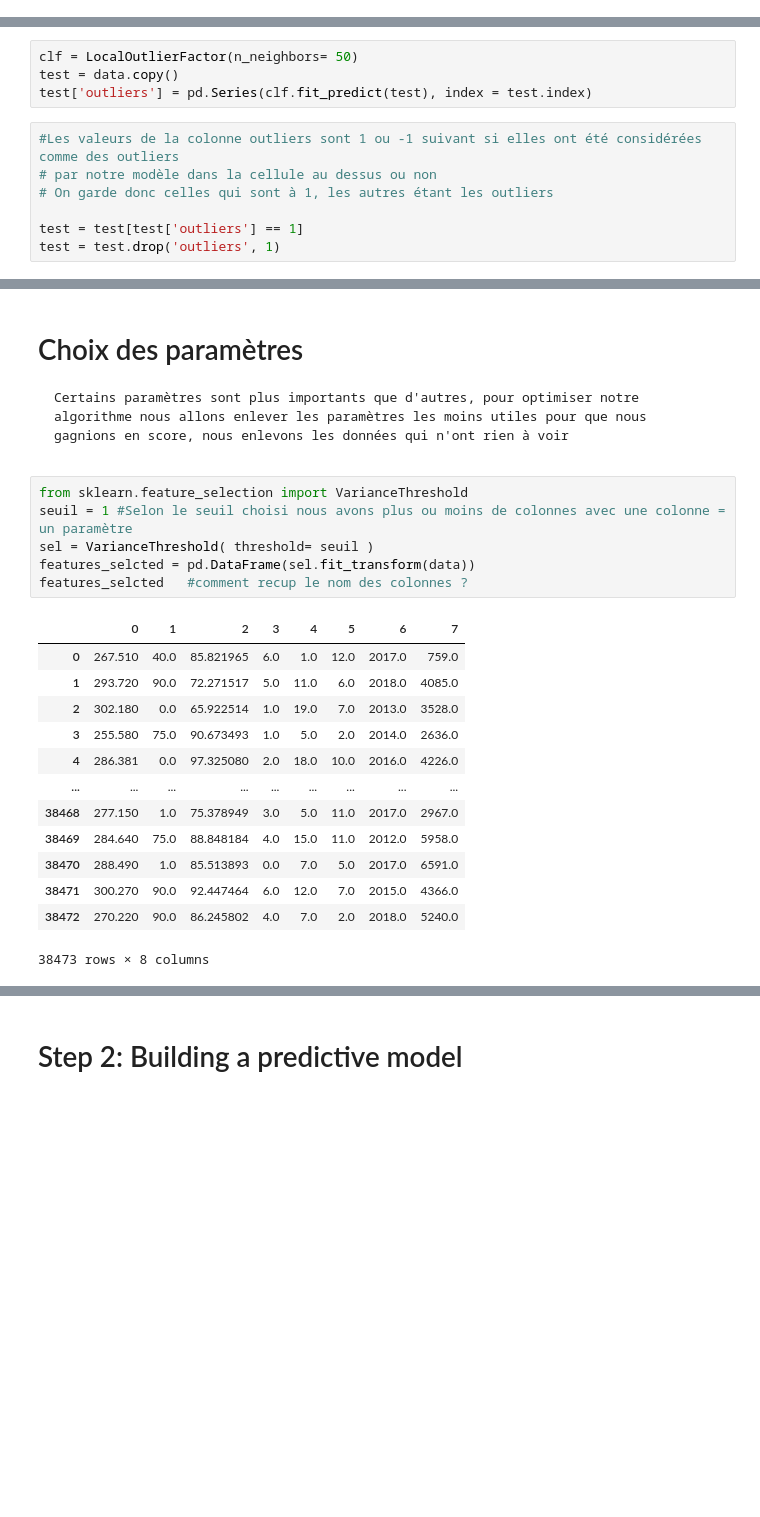
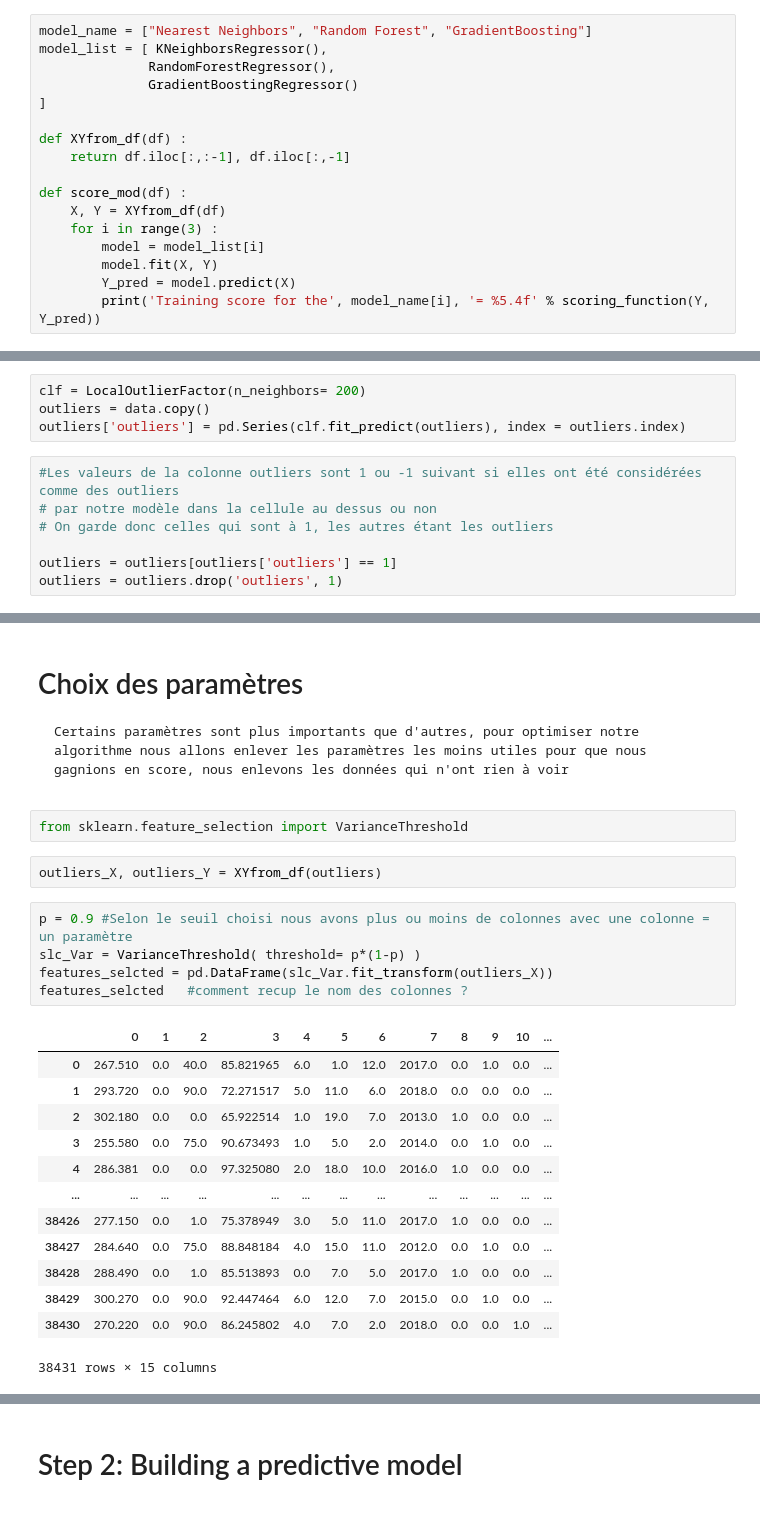
Before and after one commit to javaax/truck, a Jupyter notebook: starting_kit/README_{preprocessing}.ipynb, the cells around one changed output, grey strips where cells are left out. Drawn from its saved outputs; the diff is of its cells as text; blank space fills up the shorter version.

```diff
--- a/starting_kit/README_{preprocessing}.ipynb
+++ b/starting_kit/README_{preprocessing}.ipynb
@@ -74,3 +76,20 @@ Number of features = 59
+# %%
+model_name = ["Nearest Neighbors", "Random Forest", "GradientBoosting"]
+model_list = [ KNeighborsRegressor(),
+              RandomForestRegressor(),
+              GradientBoostingRegressor()
+]
+
+def XYfrom_df(df) :
+    return df.iloc[:,:-1], df.iloc[:,-1]
+
+def score_mod(df) :
+    X, Y = XYfrom_df(df)
+    for i in range(3) :
+        model = model_list[i]
+        model.fit(X, Y)
+        Y_pred = model.predict(X)
+        print('Training score for the', model_name[i], '= %5.4f' % scoring_function(Y, Y_pred))
 # %% [markdown]
 <div>
     <h1> Détection de données aberrantes </h1>
@@ -80,14 +101,14 @@ Number of features = 59
 # %%
-clf = LocalOutlierFactor(n_neighbors= 50)
-test = data.copy()
-test['outliers'] = pd.Series(clf.fit_predict(test), index = test.index)
+clf = LocalOutlierFactor(n_neighbors= 200)
+outliers = data.copy()
+outliers['outliers'] = pd.Series(clf.fit_predict(outliers), index = outliers.index)
 # %%
 #Les valeurs de la colonne outliers sont 1 ou -1 suivant si elles ont été considérées comme des outliers
 # par notre modèle dans la cellule au dessus ou non
 # On garde donc celles qui sont à 1, les autres étant les outliers
 
-test = test[test['outliers'] == 1]
-test = test.drop('outliers', 1)
+outliers = outliers[outliers['outliers'] == 1]
+outliers = outliers.drop('outliers', 1)
 # %%
 help(type(LocalOutlierFactor))
 # %% [output]
@@ -278,26 +429,29 @@ Text(0.5, 1.0, 'Reduction sur 3 dimensions')
 
     Certains paramètres sont plus importants que d'autres, pour optimiser notre algorithme nous allons enlever les paramètres les moins utiles pour que nous gagnions en score, nous enlevons les données qui n'ont rien à voir
 </div>
+# %%
+from sklearn.feature_selection import VarianceThreshold
+# %%
+outliers_X, outliers_Y = XYfrom_df(outliers)
 # %%
-from sklearn.feature_selection import VarianceThreshold
-seuil = 1 #Selon le seuil choisi nous avons plus ou moins de colonnes avec une colonne = un paramètre
-sel = VarianceThreshold( threshold= seuil )
-features_selcted = pd.DataFrame(sel.fit_transform(data))
+p = 0.9 #Selon le seuil choisi nous avons plus ou moins de colonnes avec une colonne = un paramètre
+slc_Var = VarianceThreshold( threshold= p*(1-p) )
+features_selcted = pd.DataFrame(slc_Var.fit_transform(outliers_X))
 features_selcted   #comment recup le nom des colonnes ?
 # %% [output]
-|  | 0 | 1 | 2 | 3 | 4 | 5 | 6 | 7 |
-| 0 | 267.510 | 40.0 | 85.821965 | 6.0 | 1.0 | 12.0 | 2017.0 | 759.0 |
-| 1 | 293.720 | 90.0 | 72.271517 | 5.0 | 11.0 | 6.0 | 2018.0 | 4085.0 |
-| 2 | 302.180 | 0.0 | 65.922514 | 1.0 | 19.0 | 7.0 | 2013.0 | 3528.0 |
-| 3 | 255.580 | 75.0 | 90.673493 | 1.0 | 5.0 | 2.0 | 2014.0 | 2636.0 |
-| 4 | 286.381 | 0.0 | 97.325080 | 2.0 | 18.0 | 10.0 | 2016.0 | 4226.0 |
-| ... | ... | ... | ... | ... | ... | ... | ... | ... |
-| 38468 | 277.150 | 1.0 | 75.378949 | 3.0 | 5.0 | 11.0 | 2017.0 | 2967.0 |
-| 38469 | 284.640 | 75.0 | 88.848184 | 4.0 | 15.0 | 11.0 | 2012.0 | 5958.0 |
-| 38470 | 288.490 | 1.0 | 85.513893 | 0.0 | 7.0 | 5.0 | 2017.0 | 6591.0 |
-| 38471 | 300.270 | 90.0 | 92.447464 | 6.0 | 12.0 | 7.0 | 2015.0 | 4366.0 |
-| 38472 | 270.220 | 90.0 | 86.245802 | 4.0 | 7.0 | 2.0 | 2018.0 | 5240.0 |
+|  | 0 | 1 | 2 | 3 | 4 | 5 | 6 | 7 | 8 | 9 | 10 | ... |
+| 0 | 267.510 | 0.0 | 40.0 | 85.821965 | 6.0 | 1.0 | 12.0 | 2017.0 | 0.0 | 1.0 | 0.0 | ... |
+| 1 | 293.720 | 0.0 | 90.0 | 72.271517 | 5.0 | 11.0 | 6.0 | 2018.0 | 0.0 | 0.0 | 0.0 | ... |
+| 2 | 302.180 | 0.0 | 0.0 | 65.922514 | 1.0 | 19.0 | 7.0 | 2013.0 | 1.0 | 0.0 | 0.0 | ... |
+| 3 | 255.580 | 0.0 | 75.0 | 90.673493 | 1.0 | 5.0 | 2.0 | 2014.0 | 0.0 | 1.0 | 0.0 | ... |
+| 4 | 286.381 | 0.0 | 0.0 | 97.325080 | 2.0 | 18.0 | 10.0 | 2016.0 | 1.0 | 0.0 | 0.0 | ... |
+| ... | ... | ... | ... | ... | ... | ... | ... | ... | ... | ... | ... | ... |
+| 38426 | 277.150 | 0.0 | 1.0 | 75.378949 | 3.0 | 5.0 | 11.0 | 2017.0 | 1.0 | 0.0 | 0.0 | ... |
+| 38427 | 284.640 | 0.0 | 75.0 | 88.848184 | 4.0 | 15.0 | 11.0 | 2012.0 | 0.0 | 1.0 | 0.0 | ... |
+| 38428 | 288.490 | 0.0 | 1.0 | 85.513893 | 0.0 | 7.0 | 5.0 | 2017.0 | 1.0 | 0.0 | 0.0 | ... |
+| 38429 | 300.270 | 0.0 | 90.0 | 92.447464 | 6.0 | 12.0 | 7.0 | 2015.0 | 0.0 | 1.0 | 0.0 | ... |
+| 38430 | 270.220 | 0.0 | 90.0 | 86.245802 | 4.0 | 7.0 | 2.0 | 2018.0 | 0.0 | 0.0 | 1.0 | ... |
-38473 rows × 8 columns
+38431 rows × 15 columns
 # %%
 from sklearn.feature_selection import SelectKBest
 from sklearn.feature_selection import chi2
```
Also changed, not shown: parts of 44 cells of this notebook.
